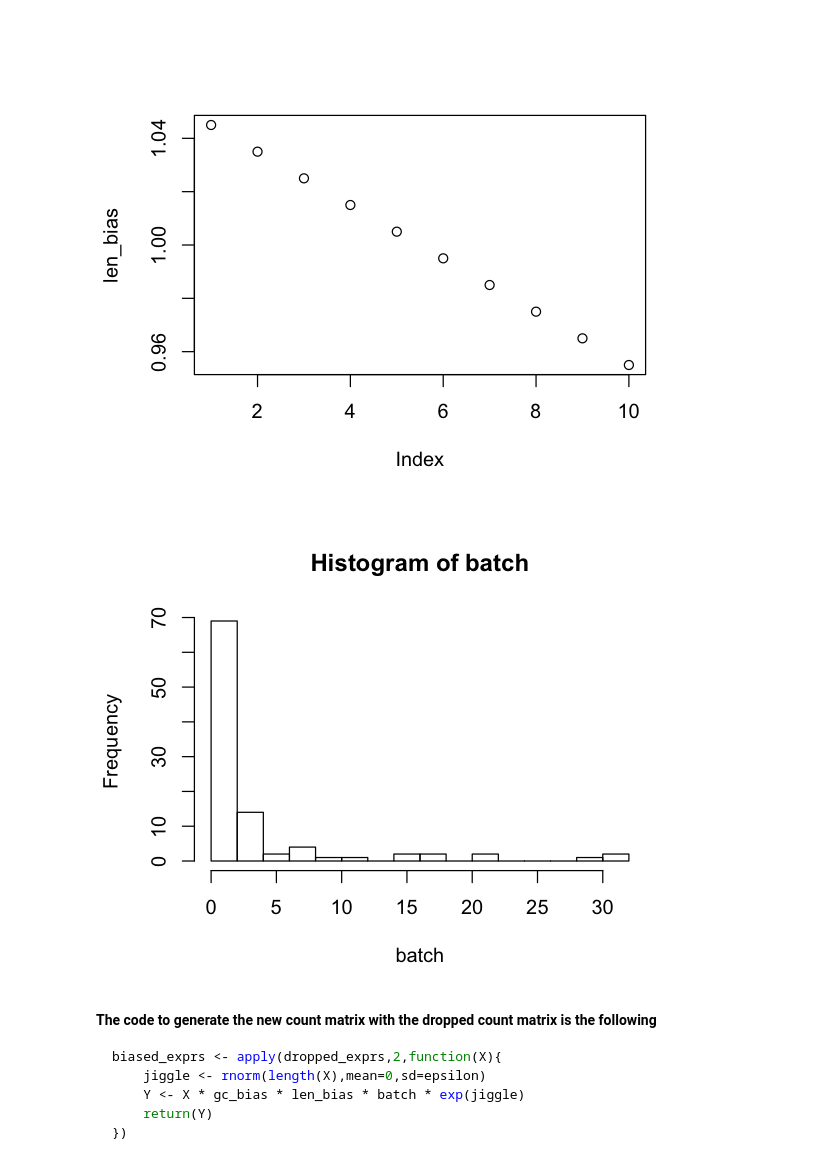
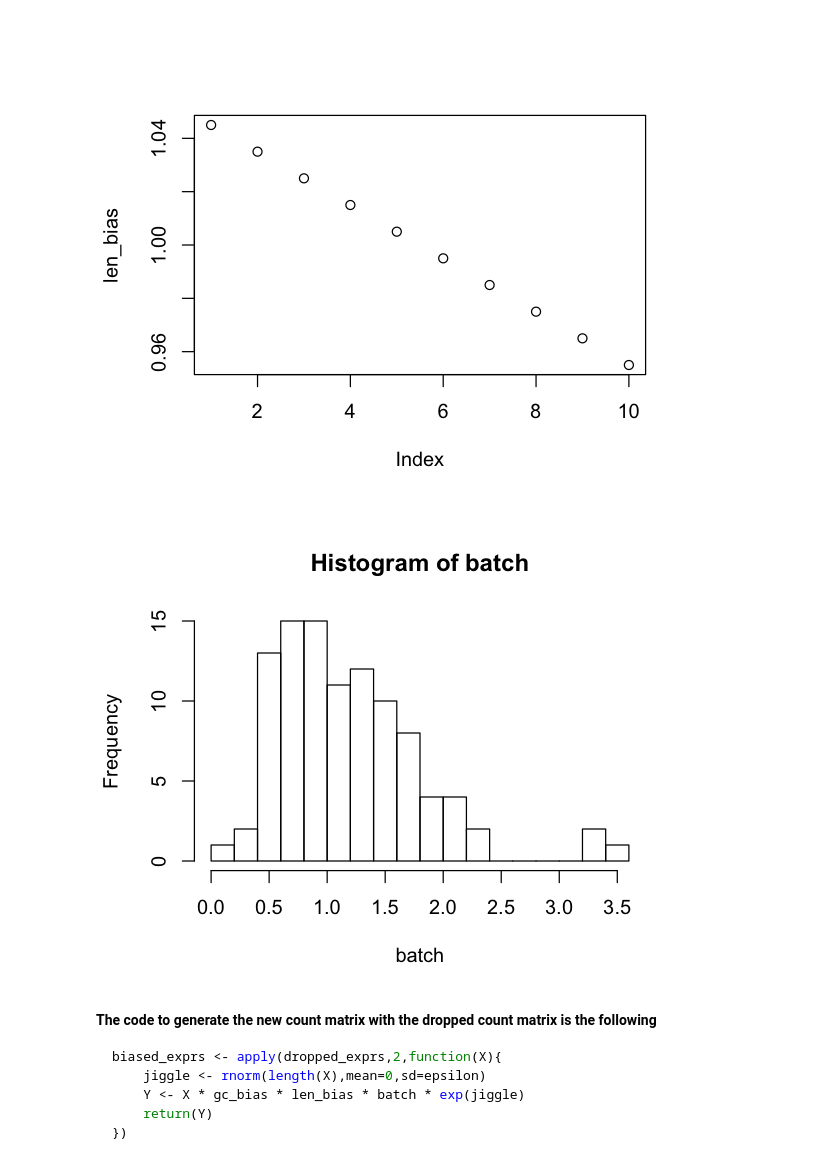
Before and after one commit to YosefLab/SymSim, a Jupyter notebook: Manual.ipynb, the cells around one changed output. Drawn from its saved outputs; the diff is of its cells as text; code cells hidden in the pictures.

````diff
--- a/Manual.ipynb
+++ b/Manual.ipynb
@@ -213,11 +242,11 @@ plot(len_bias)
 [figure]
 [figure]
 # %%
-batch <-2
+batch <-0.5
 batch <- exp(rnorm(ngenes,mean=0,sd=batch))
 hist(batch,20)
 # %% [output]
-[figure, old version]
+[figure, new version]
 # %% [markdown]
 **The code to generate the new count matrix with the dropped count matrix is the following**
 ```R
````
Also changed, not shown: parts of 10 cells of this notebook.
